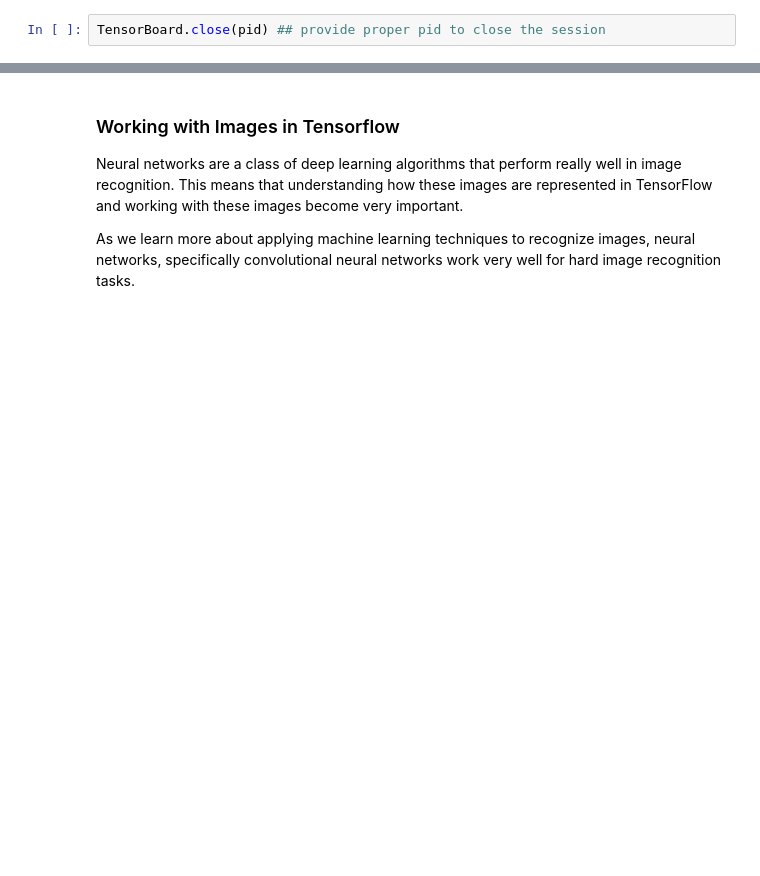
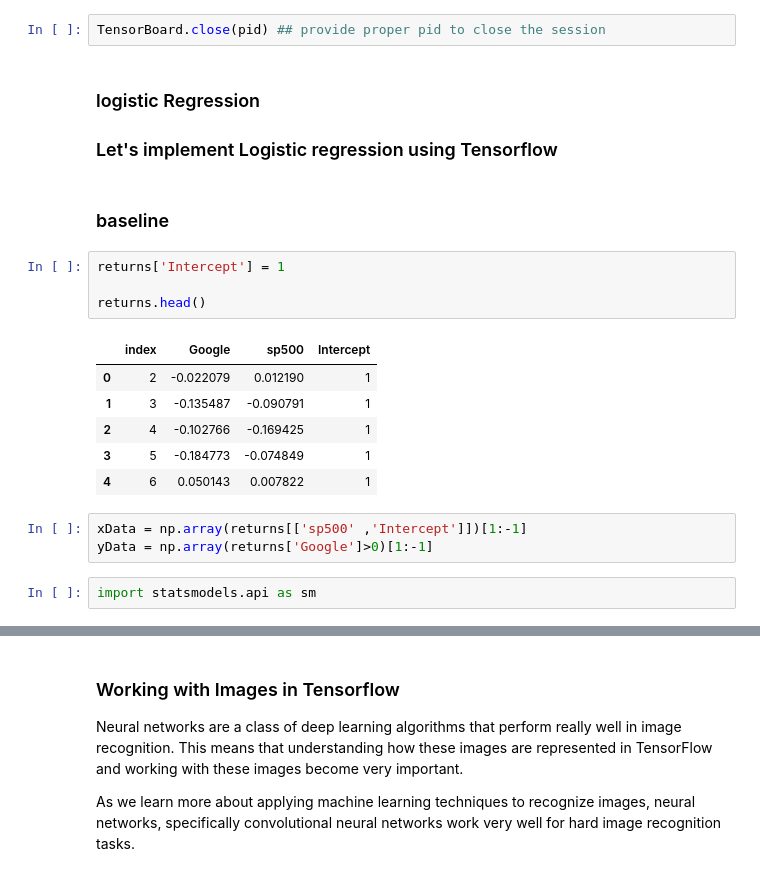
Before and after one commit to veshitala/Tensorflow-101, a Jupyter notebook: Tensor flow starting.ipynb, the cells around one changed output, grey strips where cells are left out. Saved outputs shown, nothing was run; the diff lists cells and outputs as text; blank space fills up the shorter version.

```diff
--- a/Tensor flow starting.ipynb
+++ b/Tensor flow starting.ipynb
@@ -607,3 +662,27 @@ trainWithMultiplePointsPerEpoch(5000, train_step_ftrl, 1)
 TensorBoard.start('./linearregression_demo2')
 # %%
 TensorBoard.close(pid) ## provide proper pid to close the session
+# %% [markdown]
+### logistic Regression
+
+
+
+### Let's implement Logistic regression using Tensorflow
+# %% [markdown]
+### baseline
+# %%
+returns['Intercept'] = 1
+
+returns.head()
+# %% [output]
+|  | index | Google | sp500 | Intercept |
+| 0 | 2 | -0.022079 | 0.012190 | 1 |
+| 1 | 3 | -0.135487 | -0.090791 | 1 |
+| 2 | 4 | -0.102766 | -0.169425 | 1 |
+| 3 | 5 | -0.184773 | -0.074849 | 1 |
+| 4 | 6 | 0.050143 | 0.007822 | 1 |
+# %%
+xData = np.array(returns[['sp500' ,'Intercept']])[1:-1]
+yData = np.array(returns['Google']>0)[1:-1]
+# %%
+import statsmodels.api as sm
```
Also changed, not shown: parts of 16 cells of this notebook.
